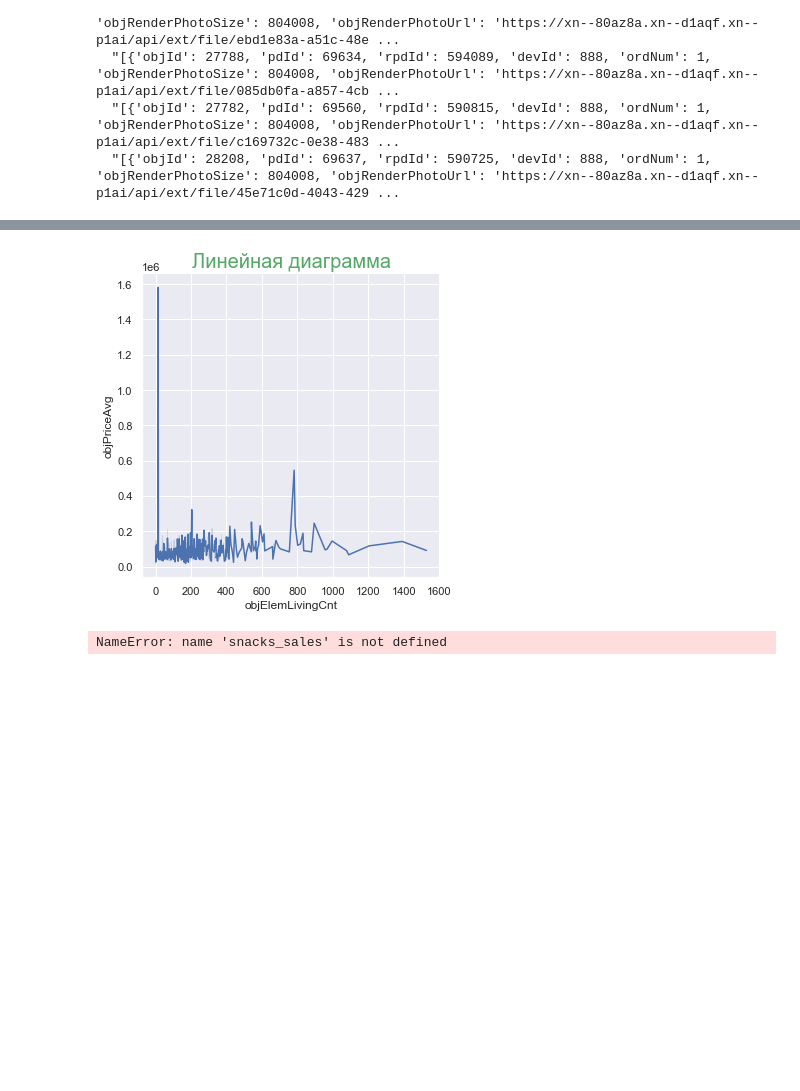
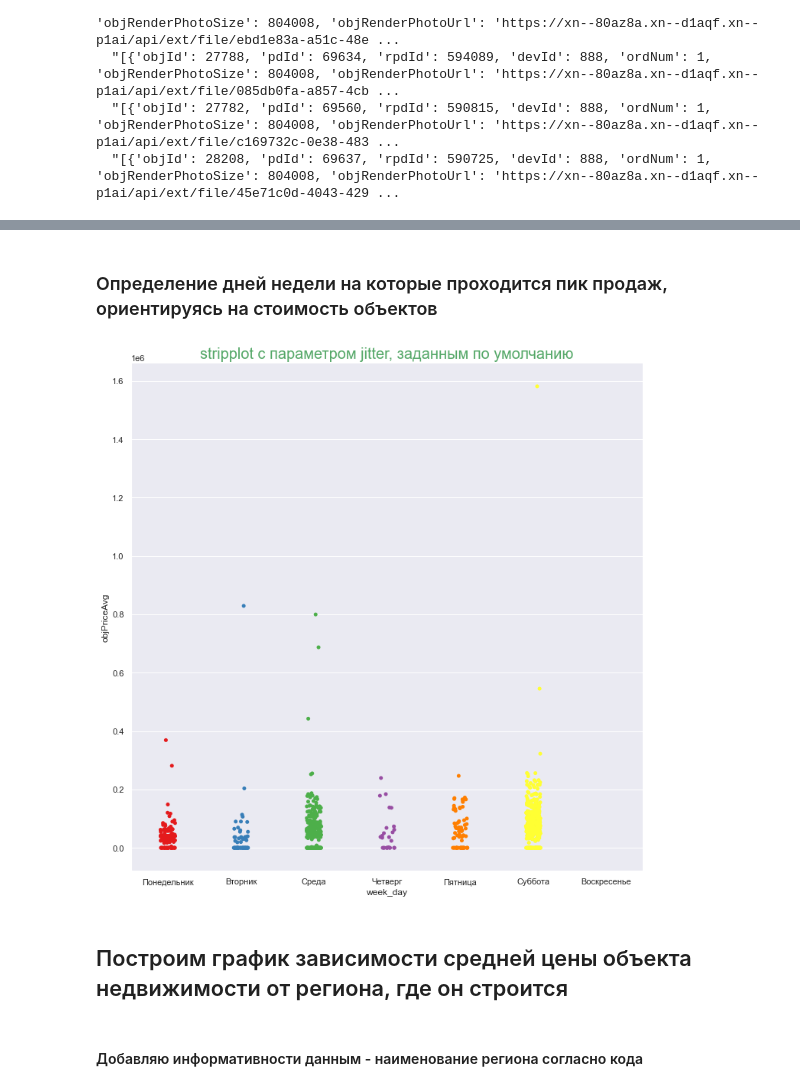
Before and after one commit to BroVadim/SBER_EDUCATION, a Jupyter notebook: HW2/plots_worker.ipynb, the cells around one changed output, grey strips where cells are left out. Drawn from its saved outputs; the diff is of its cells as text; code cells hidden in the pictures; blank space fills up the shorter version.

```diff
--- a/HW2/plots_worker.ipynb
+++ b/HW2/plots_worker.ipynb
@@ -251,6 +160,0 @@ df.shape
-# %%
-df =df.drop(['objProblemFlg',
-'loadDttm',
-'objectType',
-'objStatus',
-'isAvailableWantLiveHere'], axis=1)
@@ -266,0 +218,11 @@ lineplot
+# %%
+fig, (ax1) = plt.subplots(1,1, figsize=(15,5))
+sns.set(style='white')
+sns.heatmap(
+    transport_df,
+    annot=True,
+    fmt='.0f',
+    linewidths=.5,
+    cmap="YlGnBu",
+    ax=ax1)
+ax1.set_title('Транспортный коэффициент по регионам')
@@ -266,0 +232,5 @@ lineplot
+# %%
+# Отбрасываем как неинформативные те колонки, где пропуски более чем в 30 процентах записей
+df = df.dropna(axis=1, thresh=300)
+# Для оставшихся данных пропущенным данным присваиваю 0
+df = df.fillna(0)
@@ -267,12 +258,21 @@ lineplot
+# %% [markdown]
+### Определение дней недели на которые проходится пик продаж, ориентируясь на стоимость объектов
+# %%
+df['rpdIssueDttm'] = pd.to_datetime(df['rpdIssueDttm'])
+df['week_day'] = df['rpdIssueDttm'].apply(lambda x: x.day_of_week)
+week_dict = {1: 'Понедельник', 2: 'Вторник', 3: 'Среда',
+             4: 'Четверг', 5: 'Пятница',6: 'Суббота', 7: 'Воскресенье'}
+df['week_day'] = df['week_day'].map(week_dict)
 # %%
-sns.set(style='darkgrid')
+sns.catplot(
+    x='week_day',
+    y='objPriceAvg',
+    data=df,
+    order=week_dict.values(),
+    palette='Set1',
+    height=10,
+    aspect=1);
 
-sns.relplot(
-    x='objElemLivingCnt',
-    y='objPriceAvg',
-    data= df,
-    kind='line'
-)
-plt.title('Линейная диаграмма', size=20, color='g');
+plt.title('stripplot с параметром jitter, заданным по умолчанию', size=20, color='g');
 # %% [output]
-[figure, old version]
+[figure, new version]
@@ -281,9 +279,2 @@ plt.title('Линейная диаграмма', size=20, color='g');
-# %%
-sns.relplot(
-    x='Month',
-    y='Smoothies',
-    data=snacks_sales,
-    kind='line')
-plt.title('Линейная диаграмма', size=20, color='g');
-# %% [output]
-NameError: name 'snacks_sales' is not defined
+# %% [markdown]
+## Построим график зависимости средней цены объекта недвижимости от региона, где он строится
@@ -289,0 +284,2 @@ NameError: name 'snacks_sales' is not defined
+# %% [markdown]
+#### Добавляю информативности данным - наименование региона согласно кода
```
Also changed, not shown: parts of 28 cells of this notebook, 11 other files.
